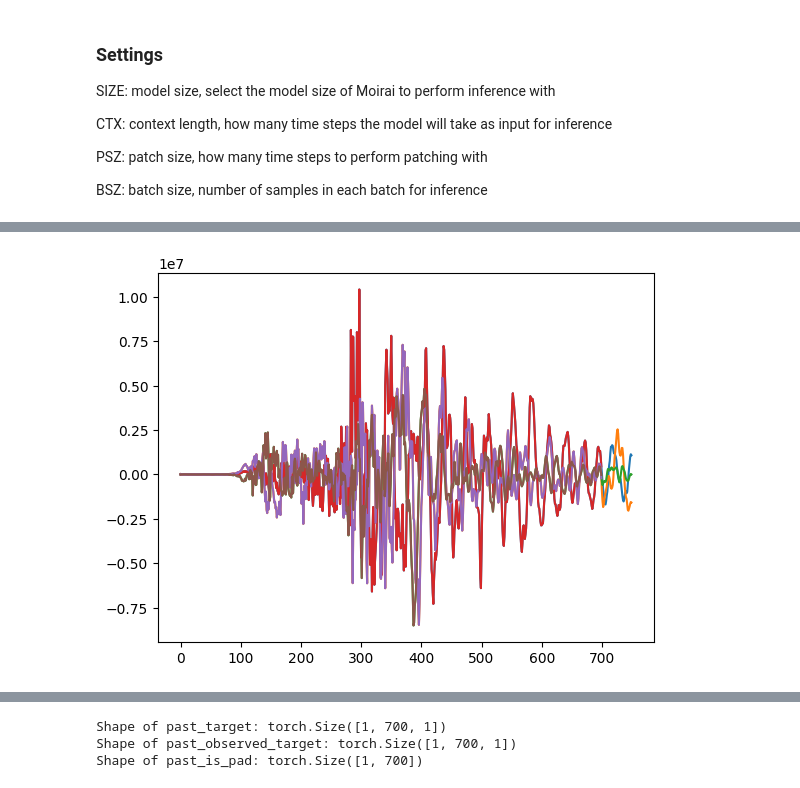
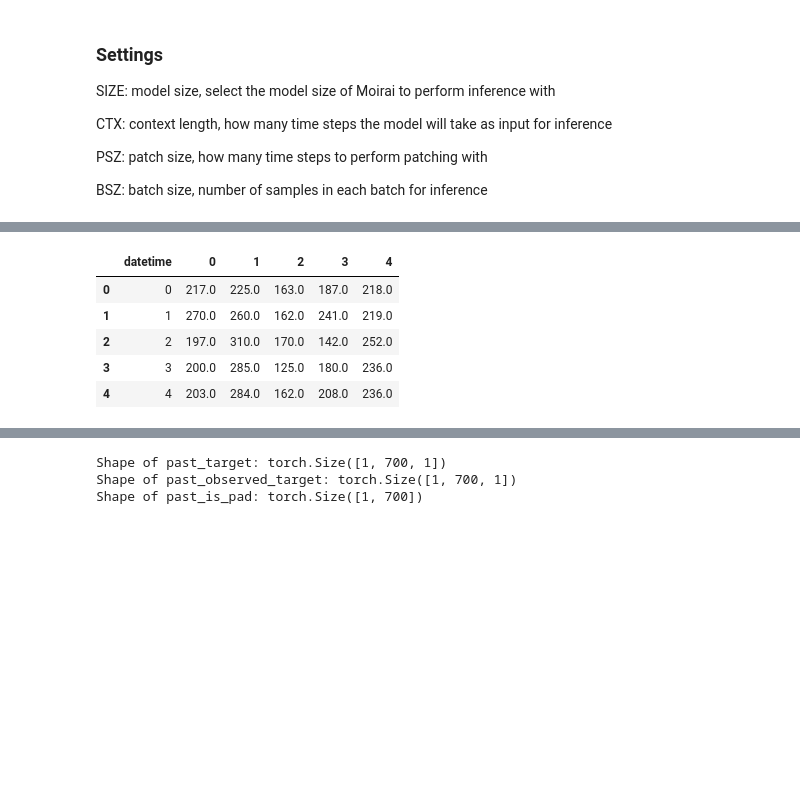
Before and after one commit to mdenolle/GeoCAST, a Jupyter notebook: test_zero-shot/moirai_test.ipynb, the cells around one changed output, grey strips where cells are left out. Drawn from its saved outputs; the diff is of its cells as text; code cells hidden in the pictures; blank space fills up the shorter version.

Commit message:
update with chronos and moirai

```diff
--- a/test_zero-shot/moirai_test.ipynb
+++ b/test_zero-shot/moirai_test.ipynb
@@ -87,0 +64,38 @@ plt.plot(data.T)
+# %%
+n_timeseries = 5
+# %%
+# select a random start date from the data frame to generate a 2-year time series from the catalog. Make 20 examples of 2-year time series.
+# we will make a list of 20 dictionaries, each dictionary will have a start date and a time series
+# initialize a list of 20 dictionaries
+df_list = [pd.DataFrame() for _ in range(n_timeseries)]
+for ik in range(n_timeseries):
+    start_date = df["datetime"].sample().values[0]
+    start_date = pd.to_datetime(start_date)
+    print(start_date)
+    # create a time series for the next 2 years
+    end_date = start_date + pd.DateOffset(years=2)
+    # create a time series from the catalog
+    time_series = df[(df["datetime"] >= start_date) & (df["datetime"] <= end_date)]
+    time_series = time_series.set_index("datetime")
+    time_series = time_series.resample(f"{dt}D").mean().interpolate()
+    time_series = time_series.fillna(method="ffill")
+    time_series = time_series.fillna(method="bfill")
+    time_series = time_series.reset_index()
+    df_list[ik] = time_series
+# take each "count" column from the 20 dataframes and assemble a single wide dataframe ith all the columns
+# initialize a list of 20 dataframes
+df_list_count = [pd.DataFrame() for _ in range(n_timeseries)]
+for ik in range(n_timeseries):
+    df_list_count[ik] = df_list[ik]["count"]
+    df_list_count[ik] = df_list_count[ik].rename(f"{ik}")
+df_wide = pd.concat(df_list_count, axis=1)
+# add a first column with a date that is the same for all the 20 time series
+df_wide["datetime"] = np.arange(0, len(df_wide)) * pd.Timedelta(days=dt)
+# convert datetime to integer
+df_wide["datetime"] = df_wide["datetime"].dt.days
+# move the last column to the first position
+cols = df_wide.columns.tolist()
+cols = cols[-1:] + cols[:-1]
+df_wide = df_wide[cols]
+df_wide.head()
+# %% [output]
@@ -88,13 +107,9 @@ plt.plot(data.T)
+|  | datetime | 0 | 1 | 2 | 3 | 4 |
+| 0 | 0 | 217.0 | 225.0 | 163.0 | 187.0 | 218.0 |
+| 1 | 1 | 270.0 | 260.0 | 162.0 | 241.0 | 219.0 |
+| 2 | 2 | 197.0 | 310.0 | 170.0 | 142.0 | 252.0 |
+| 3 | 3 | 200.0 | 285.0 | 125.0 | 180.0 | 236.0 |
+| 4 | 4 | 203.0 | 284.0 | 162.0 | 208.0 | 236.0 |
 # %%
-# now we are going to reshape the data into a format that can be used by the ChronosPipeline
-# data = np.expand_dims(data, axis=0)
-prediction_length = int(10*df)
-last_date = int(160*df)
-start_date = int(20*df)
-#create a time vector with sampling rate df
-CTX = last_date - start_date
-
-plt.plot(data[:,start_date:last_date+prediction_length].T)
-plt.plot(data[:,start_date:last_date].T);
+# convert time series to torch array
+data = torch.tensor(df["count"].values).float()
-# %% [output]
-[figure, removed]
```
Also changed, not shown: parts of 7 cells of this notebook, 4 other files.
